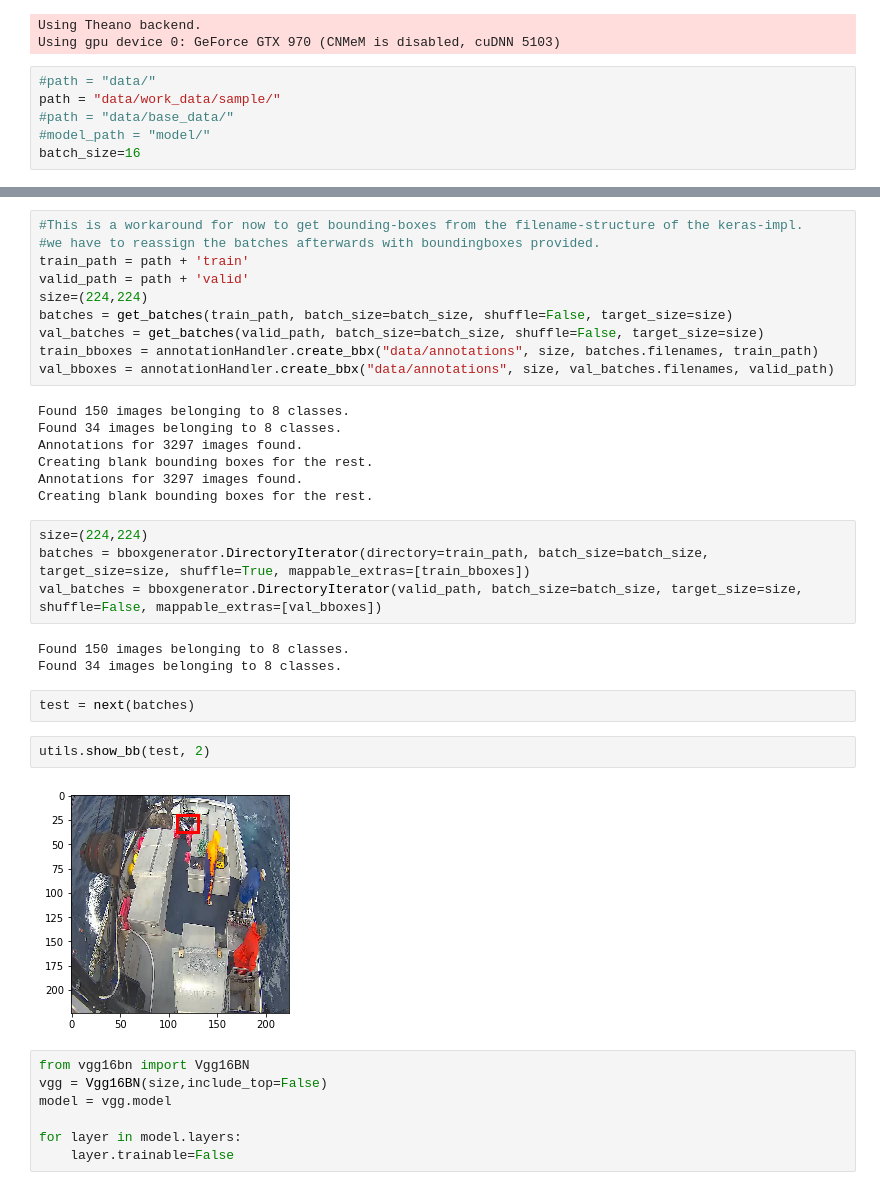
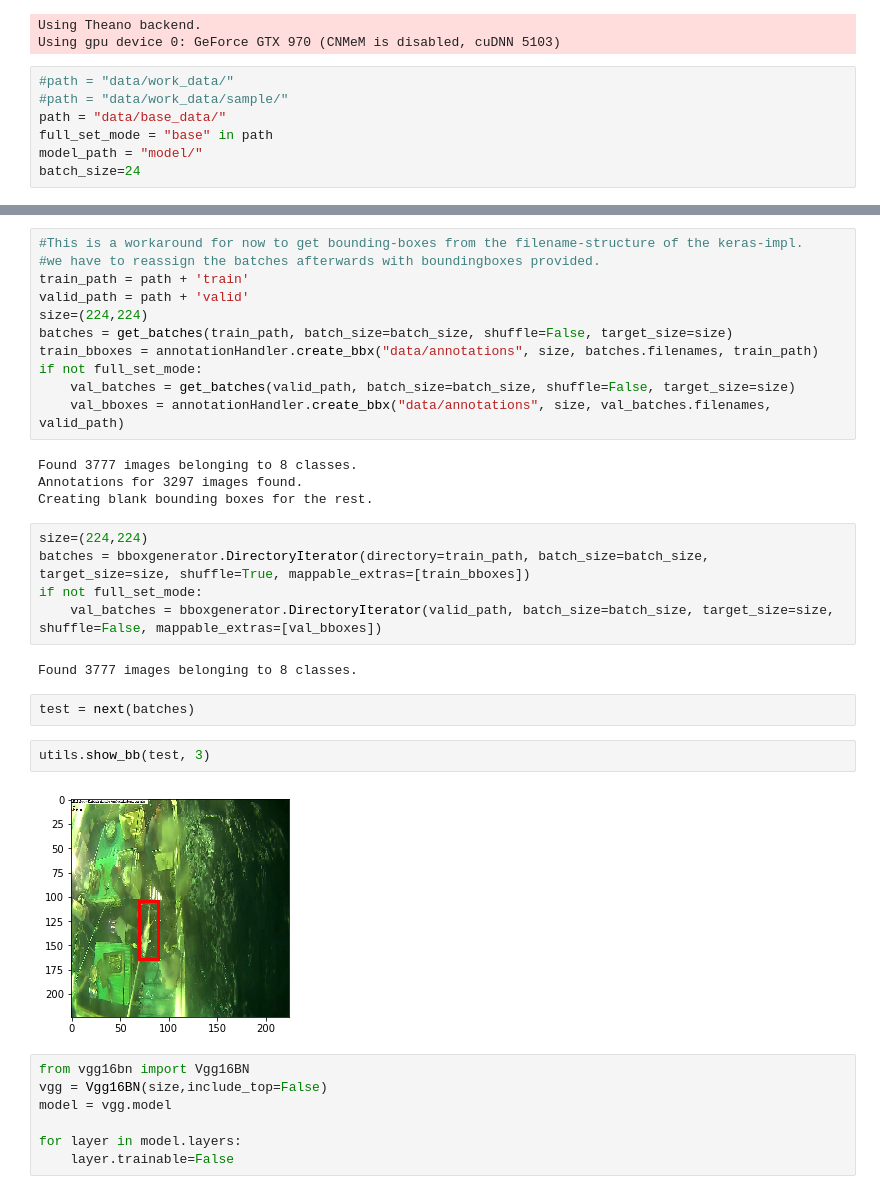
Before and after one commit to NegatioN/KaggleFisheries, a Jupyter notebook: fisheries-objdetect.ipynb, the cells around one changed output, grey strips where cells are left out. Cells and saved outputs as stored; diff of their text form.

Commit message:
add some handling of test-runs vs full-set runs

```diff
--- a/fisheries-objdetect.ipynb
+++ b/fisheries-objdetect.ipynb
@@ -4,9 +4,10 @@ import keras
 Using Theano backend.
 Using gpu device 0: GeForce GTX 970 (CNMeM is disabled, cuDNN 5103)
 # %%
-#path = "data/"
-path = "data/work_data/sample/"
-#path = "data/base_data/"
-#model_path = "model/"
-batch_size=16
+#path = "data/work_data/"
+#path = "data/work_data/sample/"
+path = "data/base_data/"
+full_set_mode = "base" in path
+model_path = "model/"
+batch_size=24
 # %%
@@ -33,29 +32,27 @@ train_path = path + 'train'
 valid_path = path + 'valid'
 size=(224,224)
 batches = get_batches(train_path, batch_size=batch_size, shuffle=False, target_size=size)
-val_batches = get_batches(valid_path, batch_size=batch_size, shuffle=False, target_size=size)
 train_bboxes = annotationHandler.create_bbx("data/annotations", size, batches.filenames, train_path)
-val_bboxes = annotationHandler.create_bbx("data/annotations", size, val_batches.filenames, valid_path)
+if not full_set_mode:
+    val_batches = get_batches(valid_path, batch_size=batch_size, shuffle=False, target_size=size)
+    val_bboxes = annotationHandler.create_bbx("data/annotations", size, val_batches.filenames, valid_path)
 # %% [output]
-Found 150 images belonging to 8 classes.
-Found 34 images belonging to 8 classes.
+Found 3777 images belonging to 8 classes.
 Annotations for 3297 images found.
 Creating blank bounding boxes for the rest.
-Annotations for 3297 images found.
-Creating blank bounding boxes for the rest.
 # %%
 size=(224,224)
 batches = bboxgenerator.DirectoryIterator(directory=train_path, batch_size=batch_size, target_size=size, shuffle=True, mappable_extras=[train_bboxes])
-val_batches = bboxgenerator.DirectoryIterator(valid_path, batch_size=batch_size, target_size=size, shuffle=False, mappable_extras=[val_bboxes])
+if not full_set_mode:
+    val_batches = bboxgenerator.DirectoryIterator(valid_path, batch_size=batch_size, target_size=size, shuffle=False, mappable_extras=[val_bboxes])
 # %% [output]
-Found 150 images belonging to 8 classes.
-Found 34 images belonging to 8 classes.
+Found 3777 images belonging to 8 classes.
 # %%
 test = next(batches)
 # %%
-utils.show_bb(test, 2)
+utils.show_bb(test, 3)
 # %% [output]
-[figure, old version]
+[figure, new version]
 # %%
 from vgg16bn import Vgg16BN
 vgg = Vgg16BN(size,include_top=False)
```
Also changed, not shown: parts of 13 cells of this notebook.
